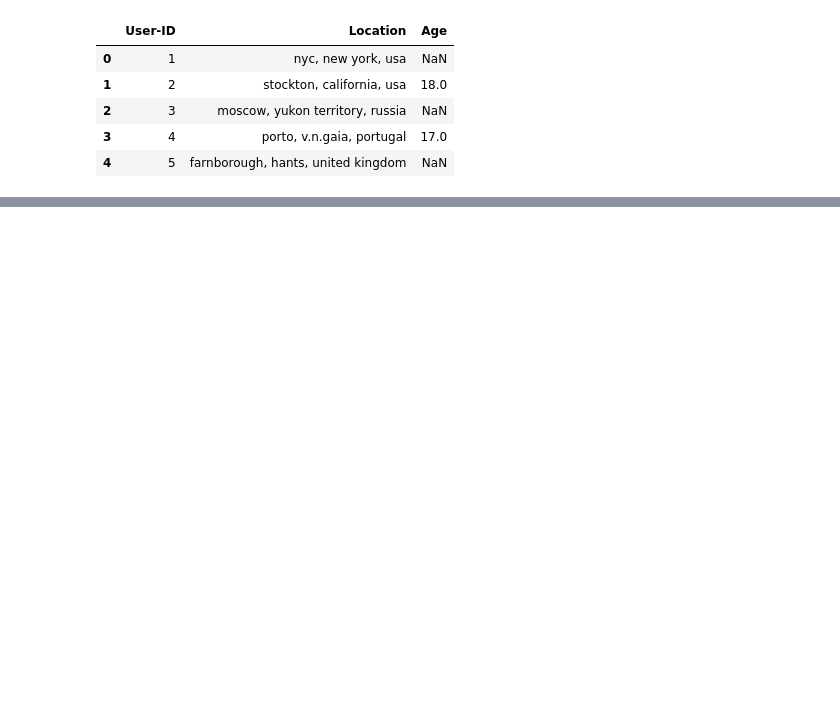
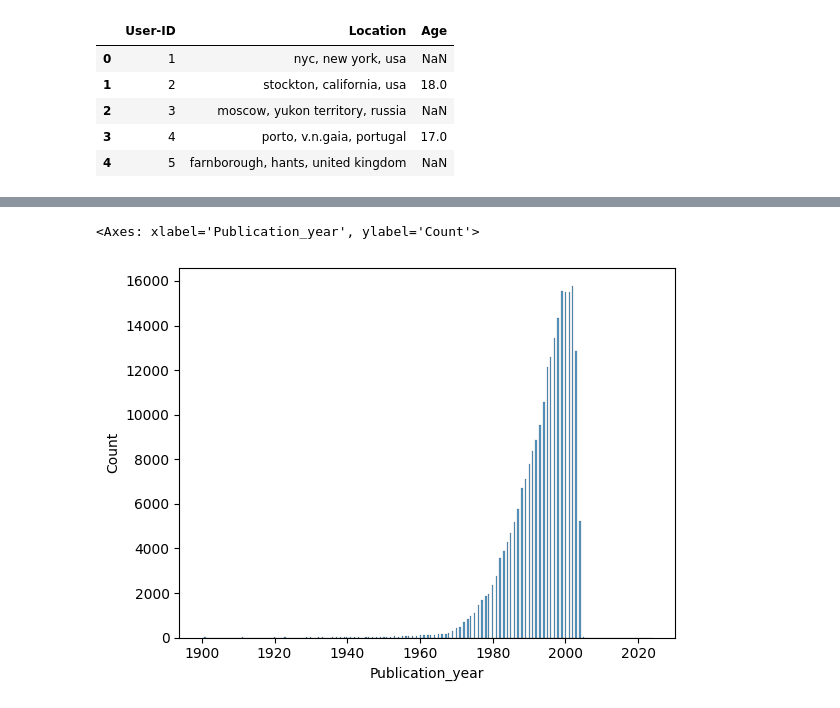
Before and after one commit to Danlof/Recommendation_book_app, a Jupyter notebook: recommendation.ipynb, the cells around one changed output, grey strips where cells are left out. Cells and saved outputs as stored; diff of their text form; code cells hidden in the pictures; blank space fills up the shorter version.

```diff
--- a/recommendation.ipynb
+++ b/recommendation.ipynb
@@ -82,0 +254,9 @@ users_df.head()
+# %%
+## most books are after 1900 , then that will be my focus
+
+books_df = books_df[~(books_df['Publication_year']< 1900)]
+# %%
+sns.histplot(books_df['Publication_year'])
+# %% [output]
+<Axes: xlabel='Publication_year', ylabel='Count'>
+[figure, added]
```
Also changed, not shown: parts of 37 cells of this notebook.
